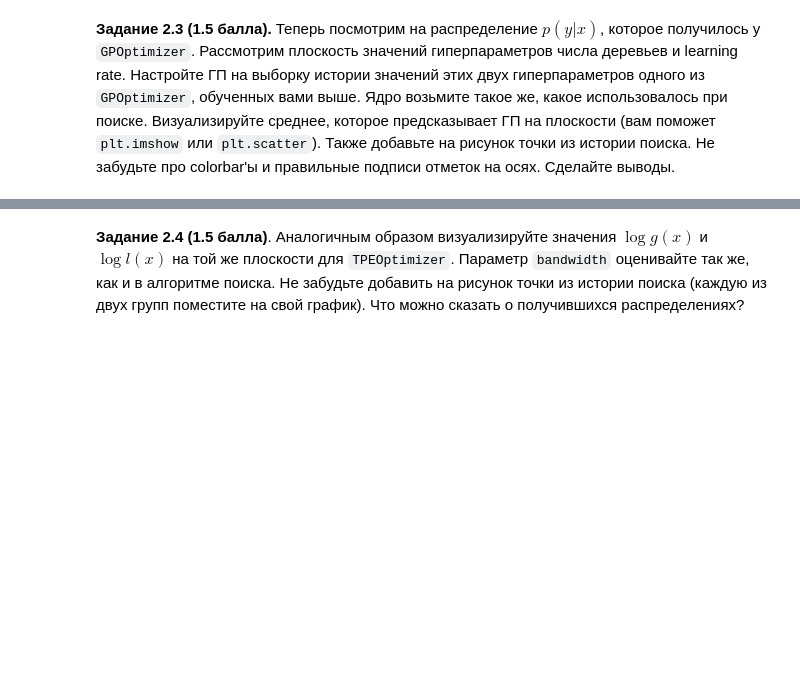
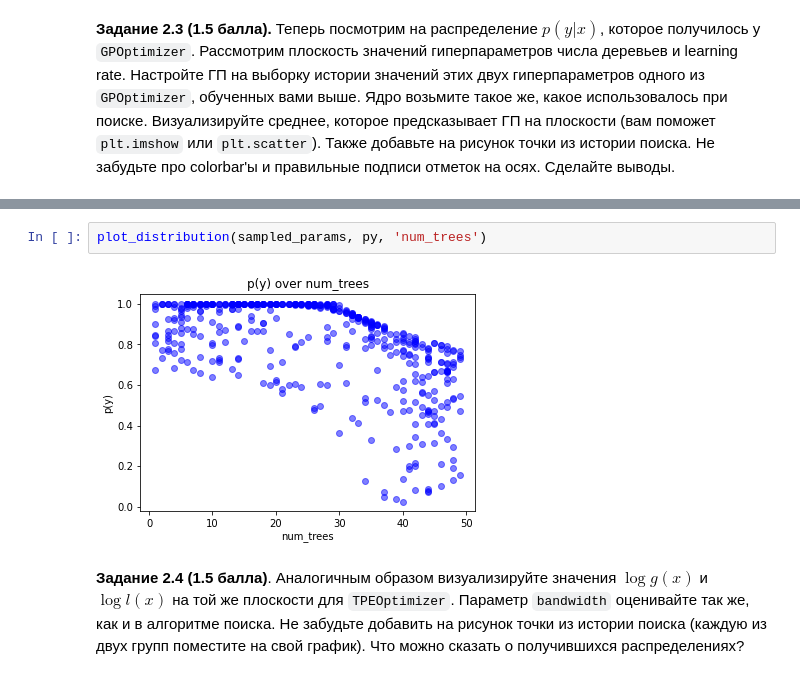
Before and after one commit to Panesher/Machine-Learning, a Jupyter notebook: ML/HW-14/homework-practice-14-Panesh.ipynb, the cells around one changed output, grey strips where cells are left out. Cells and saved outputs as stored; diff of their text form; blank space fills up the shorter version.

```diff
--- a/ML/HW-14/homework-practice-14-Panesh.ipynb
+++ b/ML/HW-14/homework-practice-14-Panesh.ipynb
@@ -391,3 +421,7 @@ Learning rate set to 0.085805
+# %%
+plot_distribution(sampled_params, py, 'num_trees')
+# %% [output]
+[figure, added]
 # %% [markdown]
 **Задание 2.4 (1.5 балла)**. Аналогичным образом визуализируйте значения $\log g(x)$ и $\log l(x)$ на той же плоскости для `TPEOptimizer`. Параметр `bandwidth` оценивайте так же, как и в алгоритме поиска. Не забудьте добавить на рисунок точки из истории поиска (каждую из двух групп поместите на свой график). Что можно сказать о получившихся распределениях?
 # %%
```
Also changed, not shown: parts of 11 cells of this notebook.
